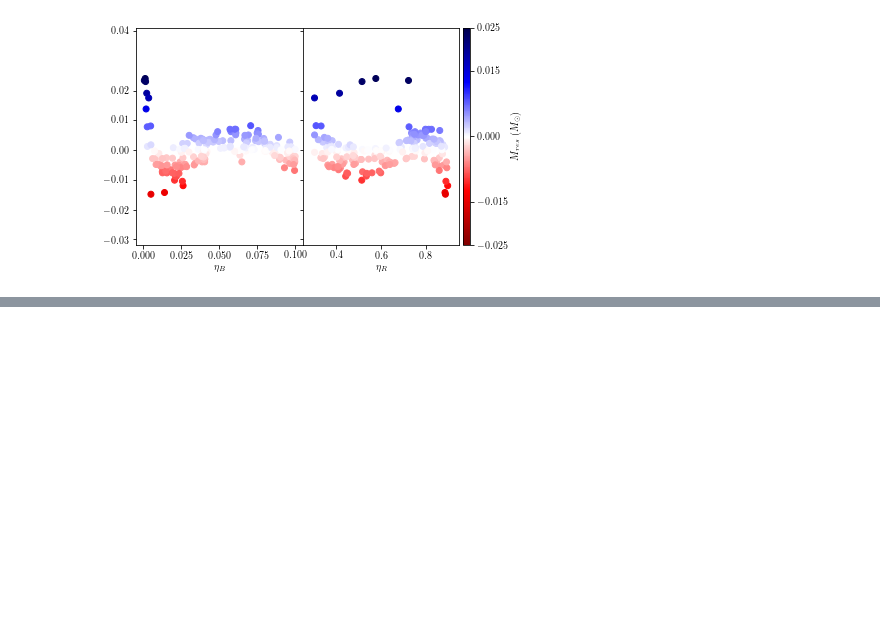
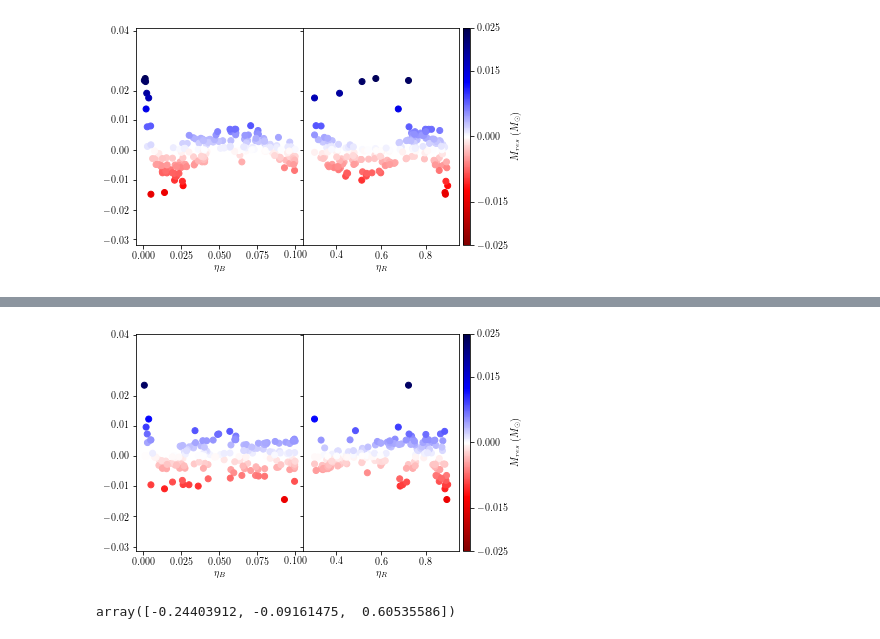
Before and after one commit to mhoffies/UQ-mesa, a Jupyter notebook: QFit.ipynb, the cells around one changed output, grey strips where cells are left out. Drawn from its saved outputs; the diff is of its cells as text; code cells hidden in the pictures; blank space fills up the shorter version.

Commit message:
Updated jupyer notebook, added some figures, an r script for the fit.

```diff
--- a/QFit.ipynb
+++ b/QFit.ipynb
@@ -342,0 +340,10 @@ fig.savefig('planeandscatter.eps',format='eps',dpi=1000)
+# %%
+# Compute values of final mass using linear planes fit
+tilemass = []
+for i in range(len(data[0])):
+    x = data[0][i]
+    y = data[1][i]
+    mass = plane_fit(data[0][i],data[1][i])
+    tilemass.append(mass)
+#tilemass = np.asarray(tilemass)
+print(type(tilemass))
@@ -342,0 +403,34 @@ fig.savefig('planeandscatter.eps',format='eps',dpi=1000)
+# %%
+# Plot projected residuals
+fig, (ax1,ax2) = plt.subplots(1,2, sharey=True)
+
+cmap1 = mpl.cm.get_cmap('seismic_r')
+bounds1 = [-0.025,-0.015,0,0.015,0.025]
+norm1 = mpl.colors.Normalize(vmin=np.amin(bounds1),vmax=np.amax(bounds1))
+img1 = ax1.scatter(data[0], resdl, c=resdl, cmap=cmap1, norm=norm1)
+ax1.set_xlim([-0.05, 0.15])
+#plt.colorbar(img1, cmap=cmap1, cax=cax1, ticks=bounds1, norm=norm1, label='$M_{res}~(M_{\odot})$')
+ax1.set_xlabel('$\eta_B$')
+
+#ax2 = fig.add_subplot(122)
+cmap2 = mpl.cm.get_cmap('seismic_r')
+bounds2 = [-0.025,-0.015,0,0.015,0.025]
+norm2 = mpl.colors.Normalize(vmin=np.amin(bounds2),vmax=np.amax(bounds2))
+img2 = ax2.scatter(data[1], resdl, c=resdl, cmap=cmap2, norm=norm2)
+ax2.set_xlim([0.25, 0.95])
+ax2.set_xlabel('$\eta_R$')
+plt.subplots_adjust(wspace=0)
+yticks = ax1.yaxis.get_major_ticks()
+yticks2 = ax2.yaxis.get_major_ticks()
+yticks2[7].set_visible(False)
+yticks[7].set_visible(False)
+yticks[0].set_visible(False)
+
+ax1.set_xlim([-0.005,0.105])
+divider = make_axes_locatable(ax2)
+cax2 = divider.append_axes('right', size='5%', pad=0.05)
+fig.colorbar(img2, cmap=cmap2, cax=cax2, ticks=bounds2, norm=norm2, label='$M_{res}~(M_{\odot})$')
+
+fig.savefig('residuals_tile.eps',format='eps',dpi=1000)
+# %% [output]
+[figure, added]
@@ -342,0 +445,4 @@ fig.savefig('planeandscatter.eps',format='eps',dpi=1000)
+# %%
+popt2
+# %% [output]
+array([-0.24403912, -0.09161475,  0.60535586])
```
Also changed, not shown: parts of 10 cells of this notebook, 7 other files.
